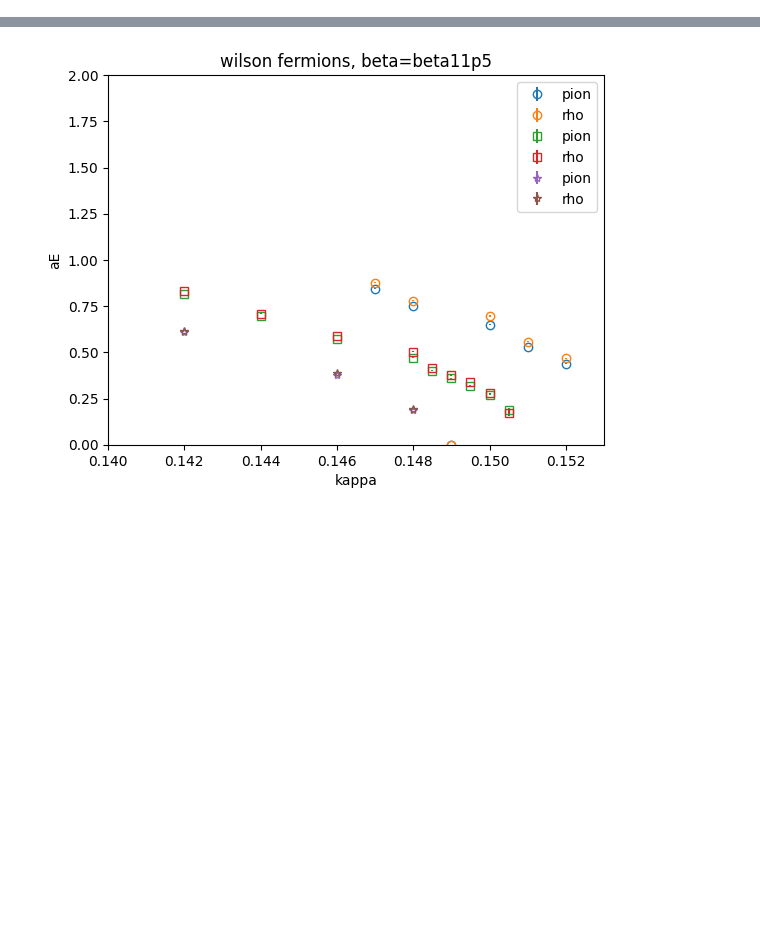
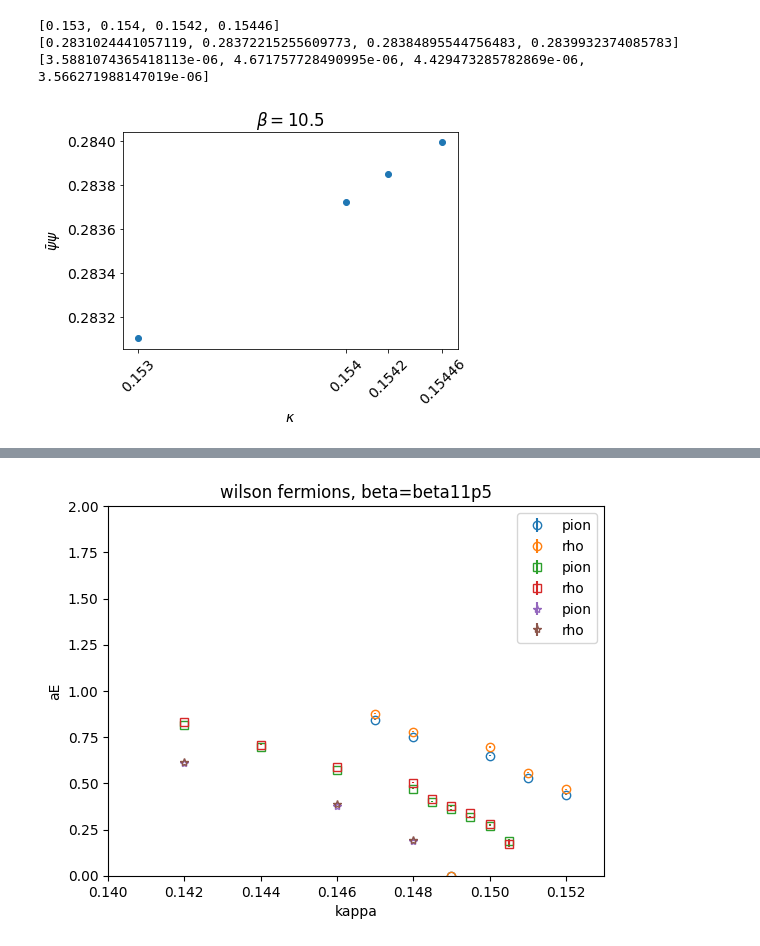
Before and after one commit to chrisculver/su4_hmc_analysis, a Jupyter notebook: EnsembleTrajectory/plotting.ipynb, the cells around one changed output, grey strips where cells are left out. Cells and saved outputs as stored; diff of their text form; code cells hidden in the pictures; blank space fills up the shorter version.

```diff
--- a/EnsembleTrajectory/plotting.ipynb
+++ b/EnsembleTrajectory/plotting.ipynb
@@ -112,3 +118,40 @@ plt.savefig("mpimrho_beta10p5.png".format(beta),facecolor='white', transparent=F
+# %%
+beta="beta10p5"
+kappas=["k0p1520","k0p1530","k0p1536","k0p1540","k0p1542","k0p15446"]
+
+pbpvals=[]
+pbperrs=[]
+pbpkappas=[]
+
+
+data=db.filter(beta).filter("wilson").data
+
+for key, value in data.items():
+    for k in kappas:
+        if k in key:
+            if 'pbp' in value:
+                pbp = gv.gvar(value['pbp']['avg'], value['pbp']['err'])
+                pbpvals.append(pbp.mean)
+                pbperrs.append(pbp.sdev)
+                pbpkappas.append(float(k[1:].replace("p",".")))
+
+print(pbpkappas)
+print(pbpvals)
+print(pbperrs)
+
+plt.errorbar(pbpkappas, pbpvals, pbperrs, linestyle="None", marker="o")
+ax=plt.gca()
+ax.set_xticks(pbpkappas)
+ax.set_xticklabels(pbpkappas, rotation=45)
+plt.ylabel(r'$\bar{\psi}\psi$')
+plt.xlabel(r'$\kappa$')
+plt.title(r'$\beta=10.5$')
+plt.savefig("pbp_{}.png".format(beta),facecolor='white', transparent=False, dpi=1200)
+# %% [output]
+[0.153, 0.154, 0.1542, 0.15446]
+[0.2831024441057119, 0.28372215255609773, 0.28384895544756483, 0.2839932374085783]
+[3.5881074365418113e-06, 4.671757728490995e-06, 4.429473285782869e-06, 3.566271988147019e-06]
+[figure, added]
 # %%
 beta="beta11p0"
 efm_trajectory(db, beta, "wilson", "efm_G5[t=20]", "efm_G1[t=20]")
```
Also changed, not shown: parts of 7 cells of this notebook, 6 other files.
